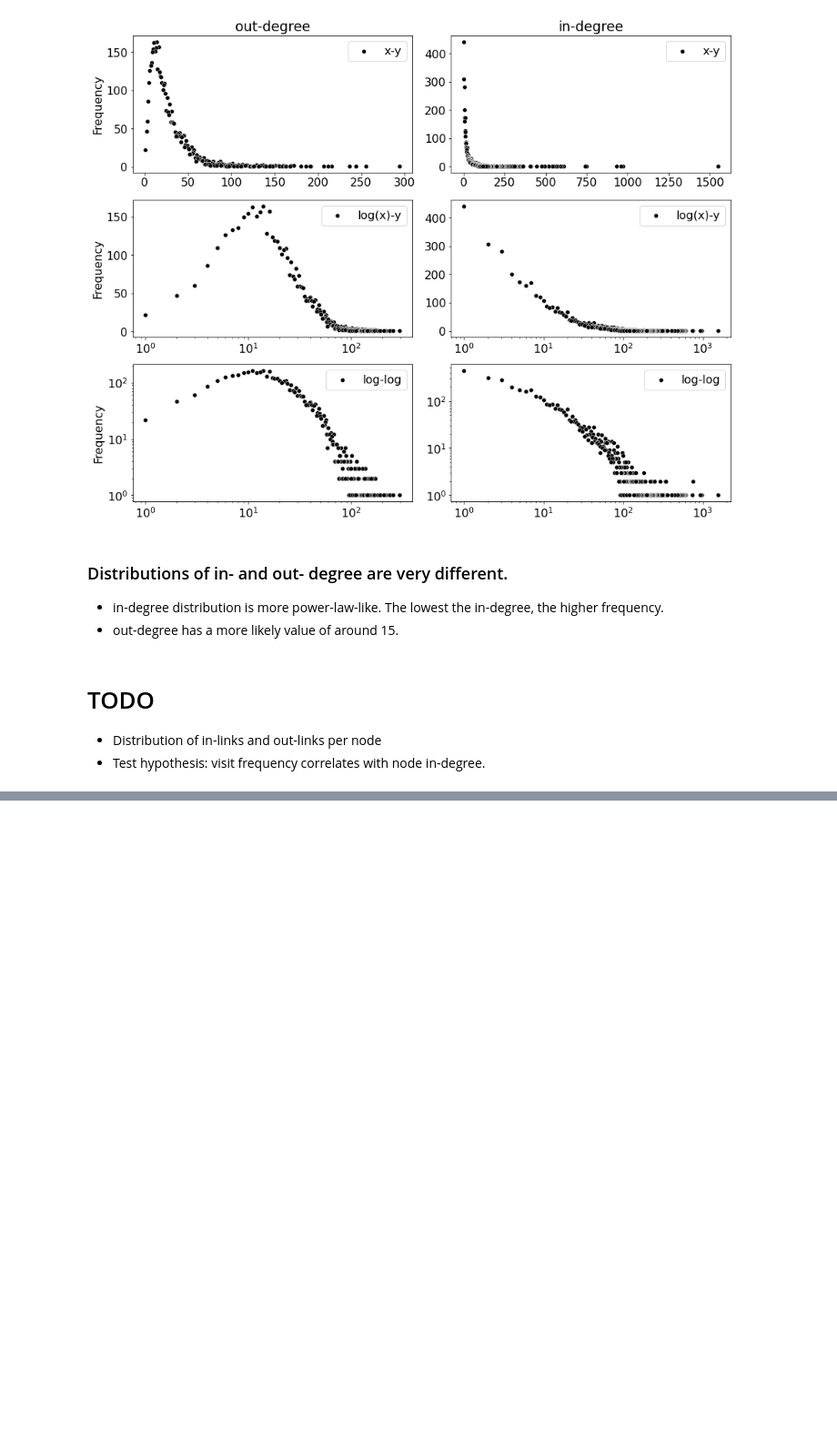
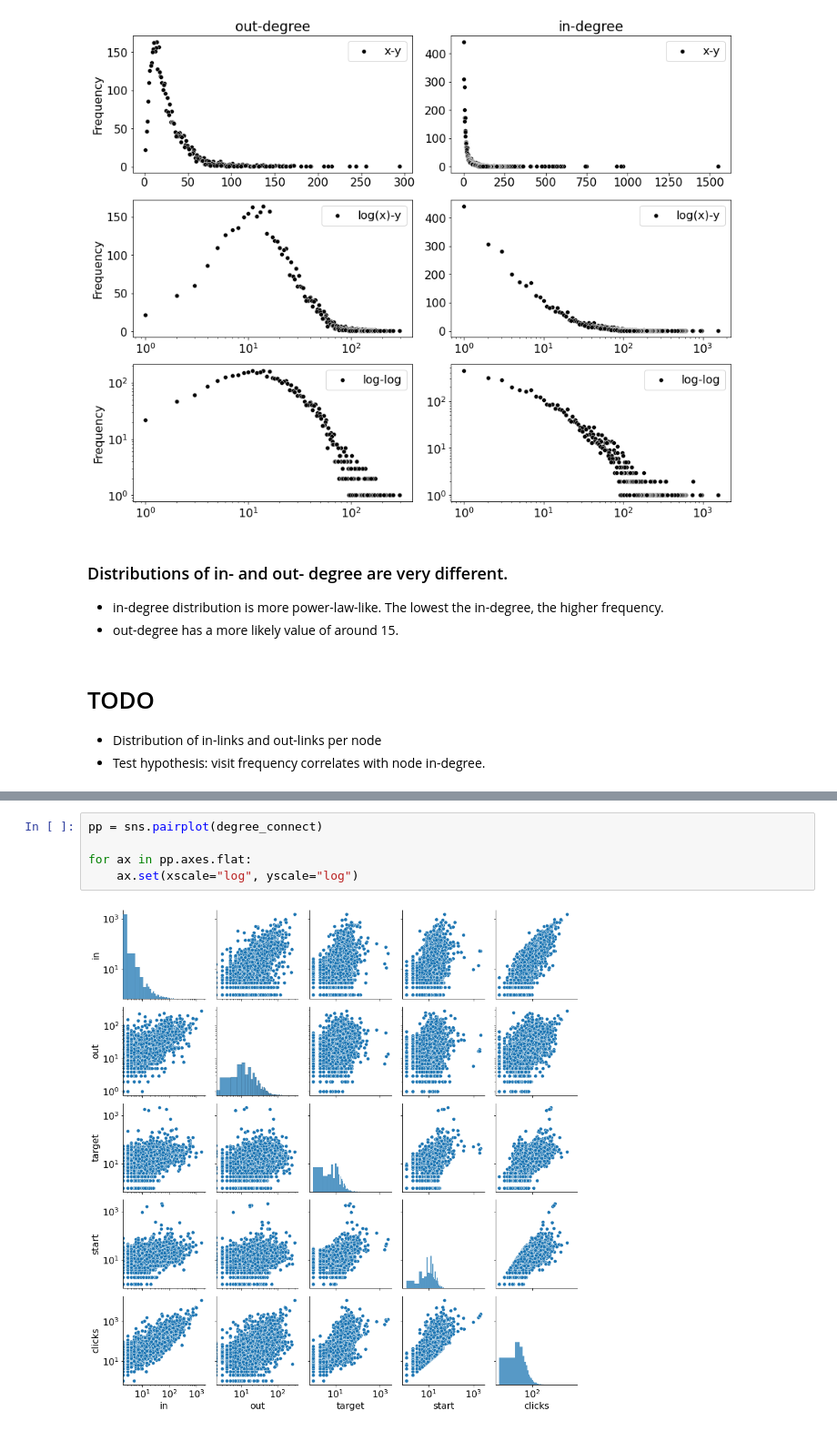
Before and after one commit to epfl-ada/ada-2022-project-theadalyzers, a Jupyter notebook: network-analysis.ipynb, the cells around one changed output, grey strips where cells are left out. Shown at 91% size. Cells and saved outputs as stored; diff of their text form; blank space fills up the shorter version.

```diff
--- a/network-analysis.ipynb
+++ b/network-analysis.ipynb
@@ -287,0 +302,7 @@ degree_freq
+# %%
+pp = sns.pairplot(degree_connect)
+
+for ax in pp.axes.flat:
+    ax.set(xscale="log", yscale="log")
+# %% [output]
+[figure, added]
```
Also changed, not shown: parts of 19 cells of this notebook.
